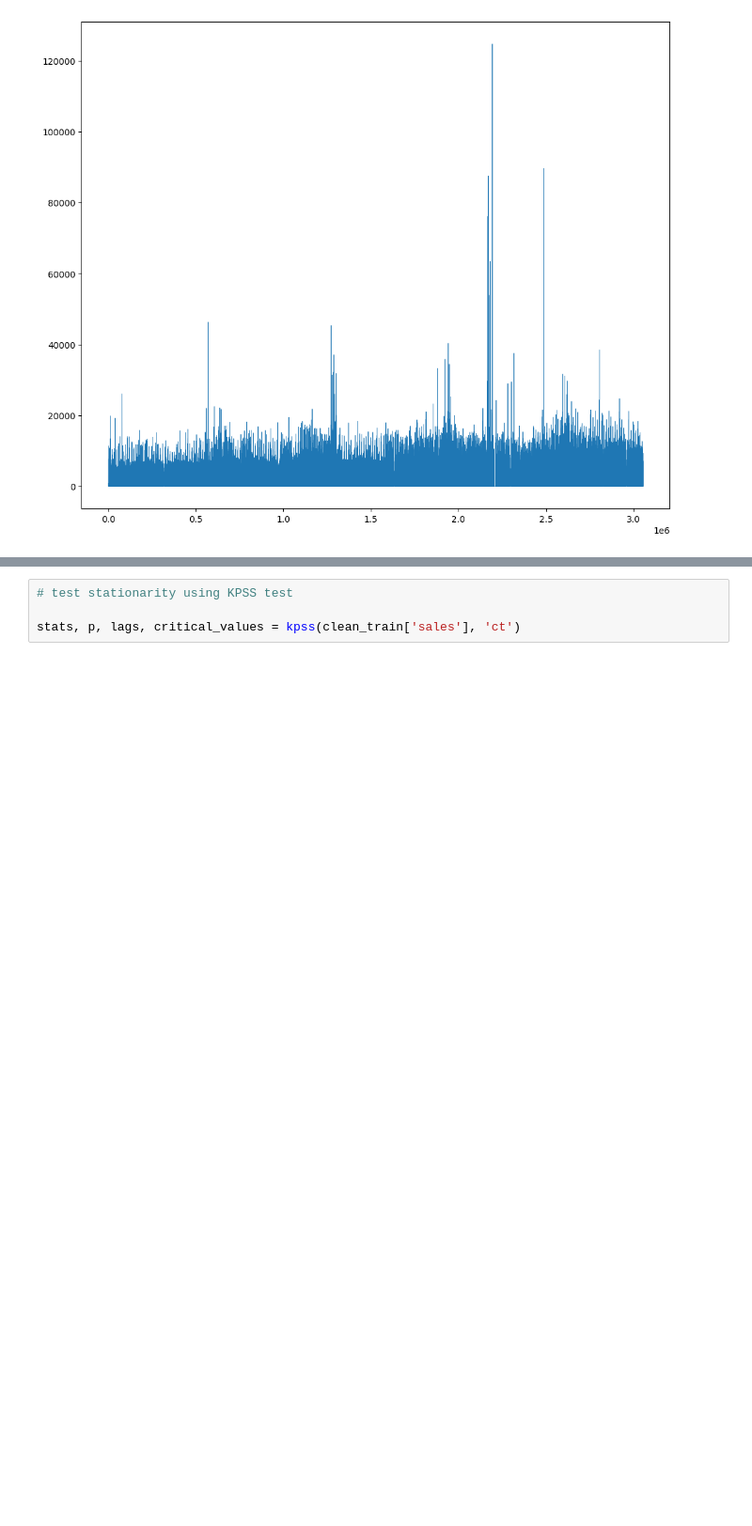
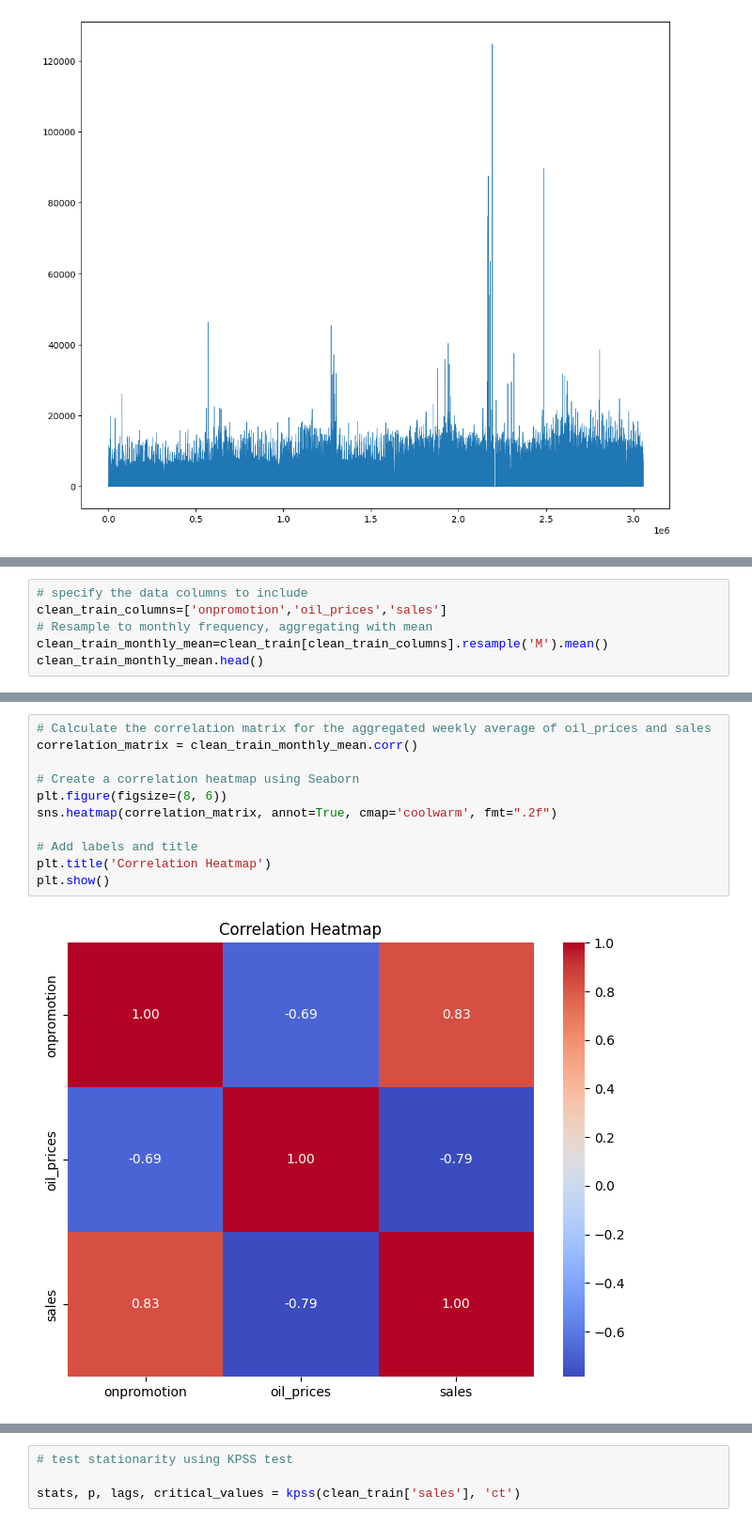
Before and after one commit to sethsot/Regression_Project, a Jupyter notebook: draft.ipynb, the cells around one changed output, grey strips where cells are left out. Shown at 94% size. Drawn from its saved outputs; the diff is of its cells as text; blank space fills up the shorter version.

```diff
--- a/draft.ipynb
+++ b/draft.ipynb
@@ -1106,0 +1216,6 @@ clean_train['sales'].plot(linewidth=0.5)
+# %%
+# specify the data columns to include
+clean_train_columns=['onpromotion','oil_prices','sales']
+# Resample to monthly frequency, aggregating with mean
+clean_train_monthly_mean=clean_train[clean_train_columns].resample('M').mean()
+clean_train_monthly_mean.head()
@@ -1106,0 +1230,13 @@ clean_train['sales'].plot(linewidth=0.5)
+# %%
+# Calculate the correlation matrix for the aggregated weekly average of oil_prices and sales
+correlation_matrix = clean_train_monthly_mean.corr()
+
+# Create a correlation heatmap using Seaborn
+plt.figure(figsize=(8, 6))
+sns.heatmap(correlation_matrix, annot=True, cmap='coolwarm', fmt=".2f")
+
+# Add labels and title
+plt.title('Correlation Heatmap')
+plt.show()
+# %% [output]
+[figure, added]
```
Also changed, not shown: parts of 40 cells of this notebook.
